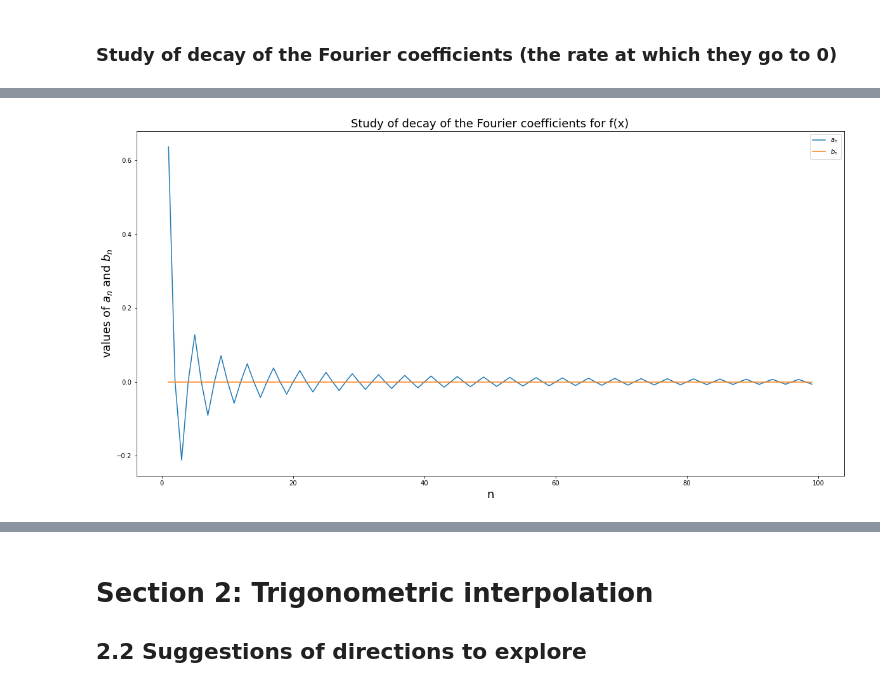
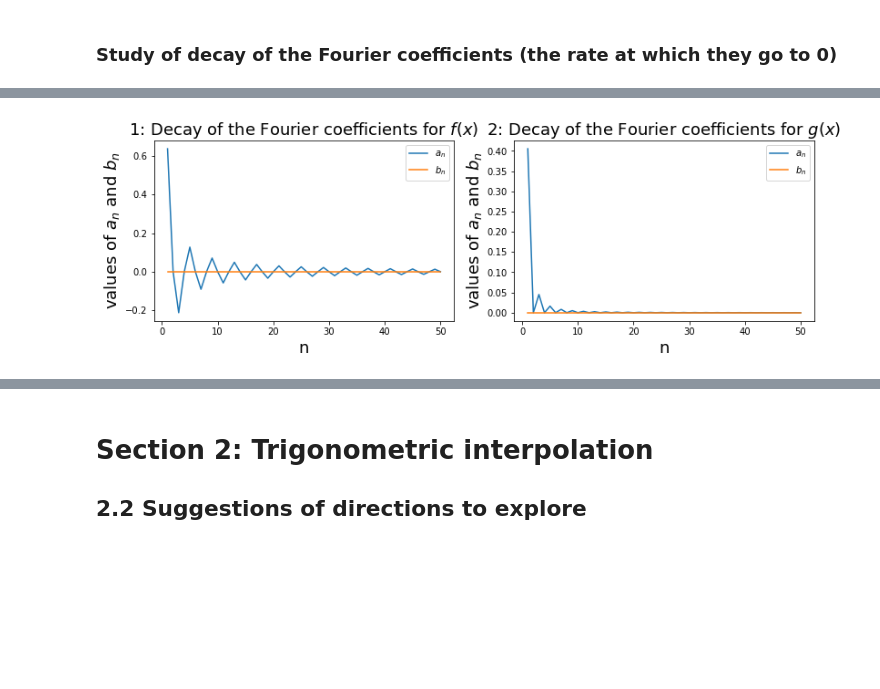
Before and after one commit to Kev1MSL/MAA-106-Project, a Jupyter notebook: Project_Li_Messali.ipynb, the cells around one changed output, grey strips where cells are left out. Cells and saved outputs as stored; diff of their text form; code cells hidden in the pictures; blank space fills up the shorter version.

```diff
--- a/Project_Li_Messali.ipynb
+++ b/Project_Li_Messali.ipynb
@@ -177,6 +230,11 @@ bn_f2(n): 0
 # %%
 
 def g(x):
+    """
+    You can type in (or override) any function here:
+    Try uncomment the following #return np.sin(x)/x
+    """
+    #return np.sin(x)/x if x!=0 else 1
     return 1 - (2*(np.abs(x)/np.pi))
 
 def an_f(f, n):
@@ -213,14 +271,10 @@ def truncated_fourier_series(f, x, N):
         temp += 2*(a_i*np.cos(i*x) + b_i*np.sin(i*x))
     return temp
 
-
-n = 10
-print(f'an_g(10): {an_f(g, n)}')
-print(f'bn_g(10): {bn_f(g, n)}')
-
 X = np.linspace(-np.pi, np.pi, 200)
-plt.figure(figsize=(10, 6))
-plt.plot(X, truncated_fourier_series(g, X, n), color="red")
+N = 20 # N is the stopping number for the infinite sum, larger the better
+plt.figure(figsize = (12,8))
+plt.plot(X, truncated_fourier_series(g, X, N), color="red")
 plt.xlabel('x', fontsize = 18)
 plt.ylabel('g(x)', fontsize = 18)
 plt.title('Truncated fourier series', fontsize = 18)
@@ -256,9 +307,9 @@ Check numerically how the associated truncated Fourier series approximate $ g $
 # %% [markdown]
 ### Study of decay of the Fourier coefficients (the rate at which they go to 0)
 # %%
-n = 100
-N = np.arange(1, n)
-X = np.linspace(-np.pi, np.pi, 100)
+n = 51
+N = np.arange(1, n) # N is the list containing n (from 1 to 50)
+X = np.linspace(-np.pi, np.pi, 101) # 100 equidistant points from -pi to pi
 a_n_f_val = list()
 b_n_f_val = list()
 
@@ -268,57 +319,61 @@ b_n_g_val = list()
 error_n_f = list()
 error_n_g = list()
 
-def f2(X):
-    return [1 if -np.pi/2 <= x <= np.pi/2 else -1 for x in X]
-
+# computing values of f using X (100 equidistant points from -pi to pi)
 f_val = [f(x) for x in X]
 
-def g(x):
-    return 1 - (2*(np.abs(x)/np.pi))
-    # return np.sin(x) ** 2
 
 for i in N:
     a_n_f_val.append(an_f1(i))
     b_n_f_val.append(bn_f1(i))
-    a_n_g_val.append(an_f(g, i))
-    b_n_g_val.append(bn_f(g, i))
-    error_n_g.append( max(np.abs(g(X)-truncated_fourier_series(g, X, i))) )
+    a_n_g_val.append(an_f2(i))
+    b_n_g_val.append(bn_f2(i))
+    error_n_f.append( np.average(np.abs(f_val-S_f(X, i))) )
+    error_n_g.append( np.average(np.abs(g(X)-S_f2(X, i))) )
     # error_n.append(integrate.quad(lambda x: g(x) - truncated_fourier_series(g, x, i), -np.pi, np.pi)[0])
 
 
 # studying f
-plt.figure(figsize = (15,6))
-
+plt.figure(figsize = (13,8))
+plt.subplot(221)
 plt.plot(N, a_n_f_val, label='$a_n$')
 plt.plot(N, b_n_f_val, label='$b_n$')
 plt.xlabel('n', fontsize = 18)
 plt.ylabel('values of $a_n$ and $b_n$', fontsize = 18)
 plt.legend(loc='upper right')
-plt.title('Study of decay of the Fourier coefficients for f(x)', fontsize = 18)
-
-plt.show()
-
-
+plt.title('1: Decay of the Fourier coefficients for $f(x)$', fontsize = 18)
 
 # studying g
-plt.figure(figsize=(15, 6))
-
+plt.subplot(222)
 plt.plot(N, a_n_g_val, label='$a_n$')
 plt.plot(N, b_n_g_val, label='$b_n$')
 plt.xlabel('n', fontsize = 18)
 plt.ylabel('values of $a_n$ and $b_n$', fontsize = 18)
 plt.legend(loc='upper right')
-plt.title('Study of decay of the Fourier coefficients for g(x)', fontsize = 18)
-
+plt.title('2: Decay of the Fourier coefficients for $g(x)$', fontsize = 18)
 plt.show()
 
+# studying error of f,g
+plt.figure(figsize = (13,8))
+plt.subplot(221)
+plt.plot(N, error_n_f, label='averaged absolute error over domain of $f$', color='red')
+plt.plot(N, error_n_g, label='averaged absolute error over domain of $g$', color='blue')
+plt.xlabel('n', fontsize = 18)
+plt.ylabel('Averaged absolute error', fontsize = 18)
+plt.legend(loc='upper right')
+plt.title('3: Study of averaged local error', fontsize = 18)
 
+# studying loglog scale
+plt.subplot(222)
+plt.loglog(error_n_f[:-1], error_n_f[1:], label='averaged absolute error over domain of $f$', color='red')
+plt.loglog(error_n_g[:-1], error_n_g[1:], label='averaged absolute error over domain of $g$', color='blue')
+plt.xlabel('$e_{k}$', fontsize = 18)
+plt.ylabel('$e_{k+1}$', fontsize = 18)
+plt.legend(loc='lower right')
+plt.title('4: loglog error (order of convergence)', fontsize = 18)
+plt.show()
 
-plt.figure(figsize=(15, 6))
-plt.plot(N, error_n_g, label='absolute error over domain')
-plt.xlabel('n', fontsize = 18)
-plt.ylabel('absolute value error over interval [$-\pi$,  $\pi$]', fontsize = 18)
-plt.legend(loc='upper right')
-plt.title('Study of error $S_n$(g)', fontsize = 18)
-plt.show()
+# polyfit
+# print( np.polyfit( np.log(error_n_f[:-1]), np.log(error_n_f[1:]), 1  ) )
+# print( np.polyfit( np.log(error_n_g[:-1]), np.log(error_n_g[1:]), 1  ) )
 # %% [output]
@@ -330 +380 @@ plt.show()
-[figure, old version]
+[figure, new version]
```
Also changed, not shown: parts of 25 cells of this notebook.
